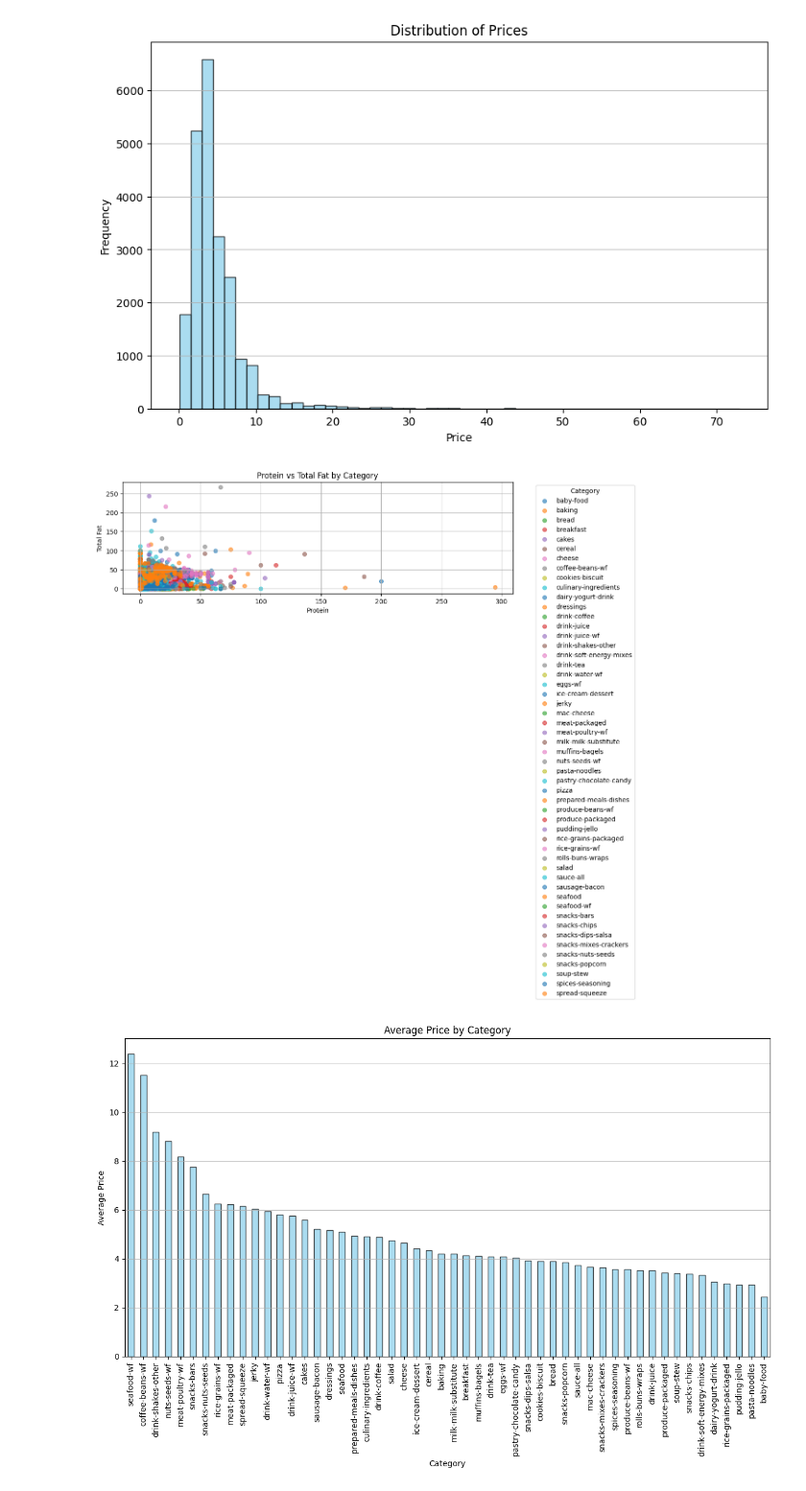
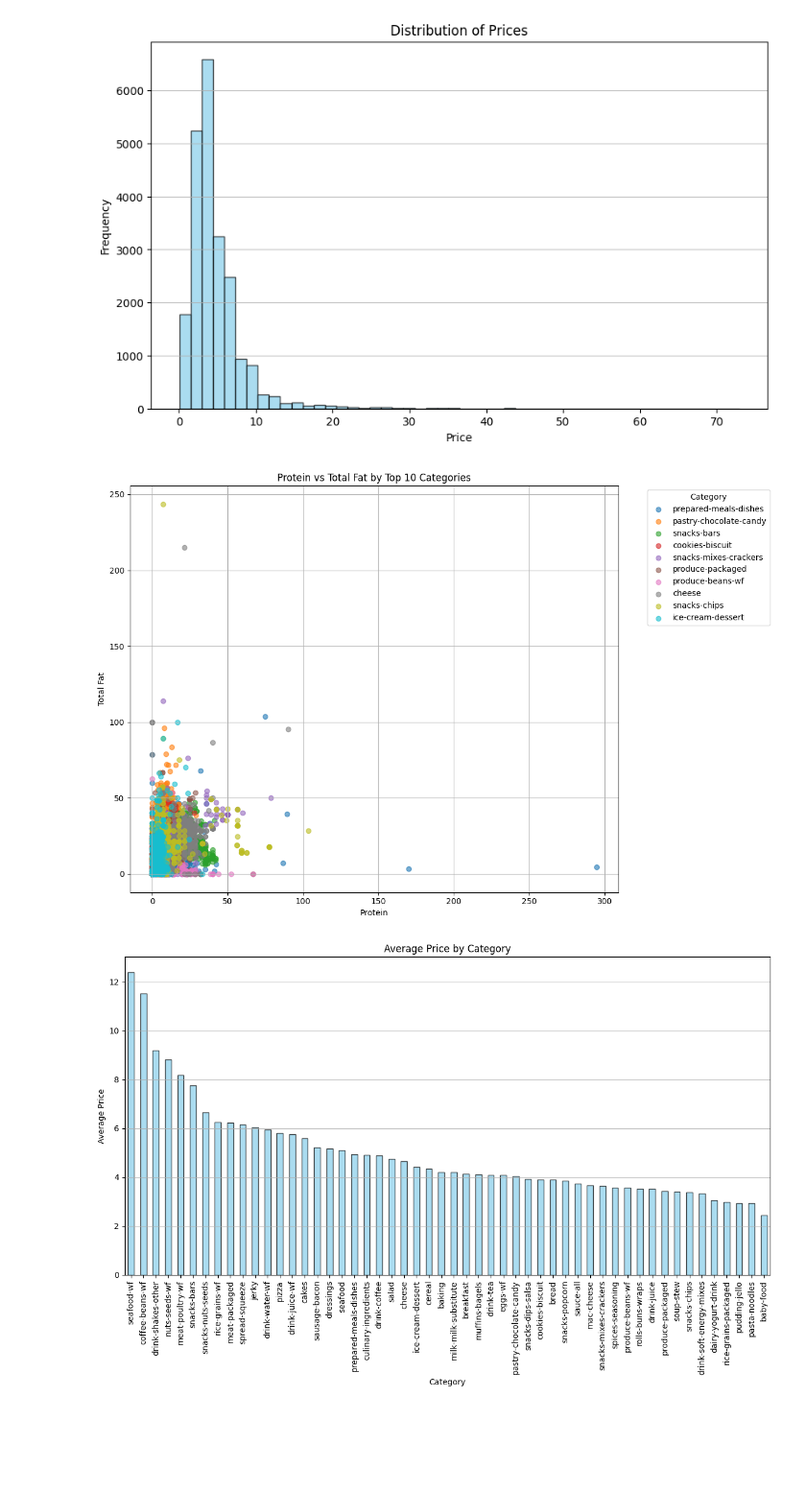
Before and after one commit to KrazyKats/dsc_106, a Jupyter notebook: Proj 1/proj1.ipynb, the cells around one changed output. Shown: that part at 96% size. Drawn from its saved outputs; the diff is of its cells as text; code cells hidden in the pictures; blank space fills up the shorter version.

```diff
--- a/Proj 1/proj1.ipynb
+++ b/Proj 1/proj1.ipynb
@@ -69,27 +69,33 @@ plt.show()
 # %% [output]
 [figure]
 # %%
-# Scatter plot of Protein vs Total Fat, colored by category
+# Scatter plot of Protein vs Total Fat, colored by top 10 categories by number of points
 plt.figure(figsize=(12, 8))
-categories = df['category'].unique()
-for category in categories:
-    subset = df[df['category'] == category]
+
+# Calculate the top 10 categories by number of points
+top_10_numerous_categories = df['category'].value_counts().head(10)
+
+top_10_numerous_categories_list = top_10_numerous_categories.index.tolist()
+filtered_df = df[df['category'].isin(top_10_numerous_categories_list)]
+
+for category in top_10_numerous_categories_list:
+    subset = filtered_df[filtered_df['category'] == category]
     plt.scatter(
         pd.to_numeric(subset['Protein'], errors='coerce'),
         pd.to_numeric(subset['Total Fat'], errors='coerce'),
         label=category,
         alpha=0.6
     )
 
-plt.title('Protein vs Total Fat by Category')
+plt.title('Protein vs Total Fat by Top 10 Categories')
 plt.xlabel('Protein')
 plt.ylabel('Total Fat')
 plt.legend(title='Category', bbox_to_anchor=(1.05, 1), loc='upper left')
 plt.grid(True)
 plt.tight_layout()
 plt.show()
 # %% [output]
-[figure, old version]
+[figure, new version]
 # %%
 # Calculate the average price by category
 avg_price_by_category = df.groupby('category')['price'].mean().sort_values(ascending=False)
```
Also changed, not shown: parts of 4 cells of this notebook, 1 other file.
